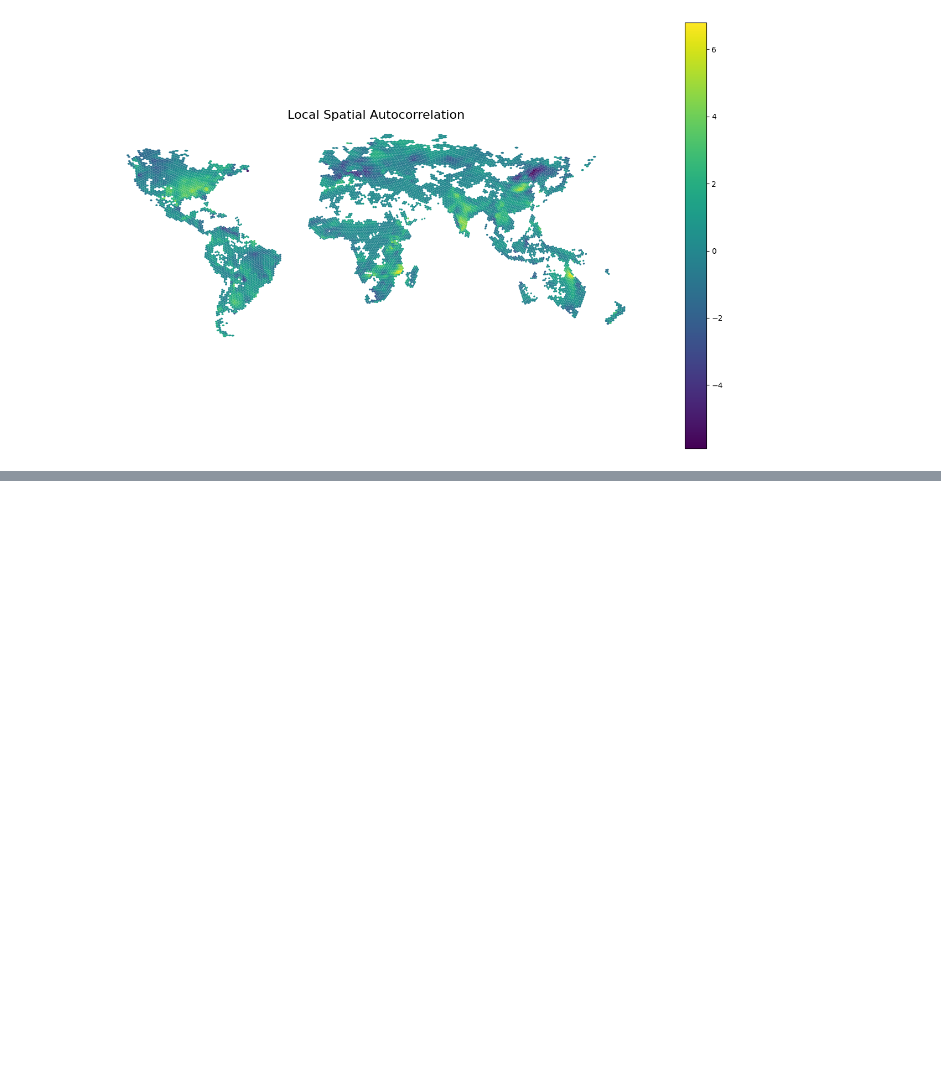
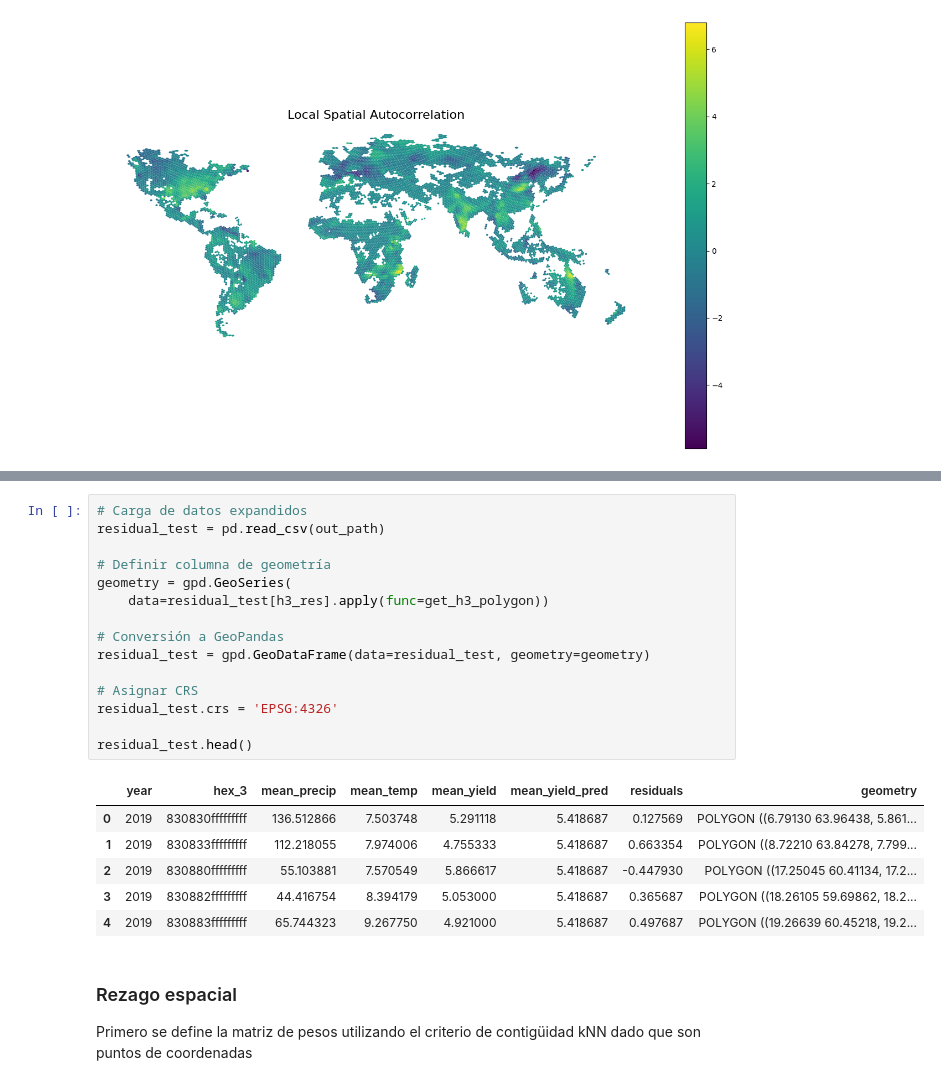
Before and after one commit to CAMM961001/estancia, a Jupyter notebook: notebooks/01_ols_regression.ipynb, the cells around one changed output, grey strips where cells are left out. Cells and saved outputs as stored; diff of their text form; blank space fills up the shorter version.

```diff
--- a/notebooks/01_ols_regression.ipynb
+++ b/notebooks/01_ols_regression.ipynb
@@ -715,0 +840,26 @@ plt.show()
+# %%
+# Carga de datos expandidos
+residual_test = pd.read_csv(out_path)
+
+# Definir columna de geometría
+geometry = gpd.GeoSeries(
+    data=residual_test[h3_res].apply(func=get_h3_polygon))
+
+# Conversión a GeoPandas
+residual_test = gpd.GeoDataFrame(data=residual_test, geometry=geometry)
+
+# Asignar CRS
+residual_test.crs = 'EPSG:4326'
+
+residual_test.head()
+# %% [output]
+|  | year | hex_3 | mean_precip | mean_temp | mean_yield | mean_yield_pred | residuals | geometry |
+| 0 | 2019 | 830830fffffffff | 136.512866 | 7.503748 | 5.291118 | 5.418687 | 0.127569 | POLYGON ((6.79130 63.96438, 5.861... |
+| 1 | 2019 | 830833fffffffff | 112.218055 | 7.974006 | 4.755333 | 5.418687 | 0.663354 | POLYGON ((8.72210 63.84278, 7.799... |
+| 2 | 2019 | 830880fffffffff | 55.103881 | 7.570549 | 5.866617 | 5.418687 | -0.447930 | POLYGON ((17.25045 60.41134, 17.2... |
+| 3 | 2019 | 830882fffffffff | 44.416754 | 8.394179 | 5.053000 | 5.418687 | 0.365687 | POLYGON ((18.26105 59.69862, 18.2... |
+| 4 | 2019 | 830883fffffffff | 65.744323 | 9.267750 | 4.921000 | 5.418687 | 0.497687 | POLYGON ((19.26639 60.45218, 19.2... |
+# %% [markdown]
+### Rezago espacial
+
+Primero se define la matriz de pesos utilizando el criterio de contigüidad kNN dado que son puntos de coordenadas
```
Also changed, not shown: parts of 23 cells of this notebook.
